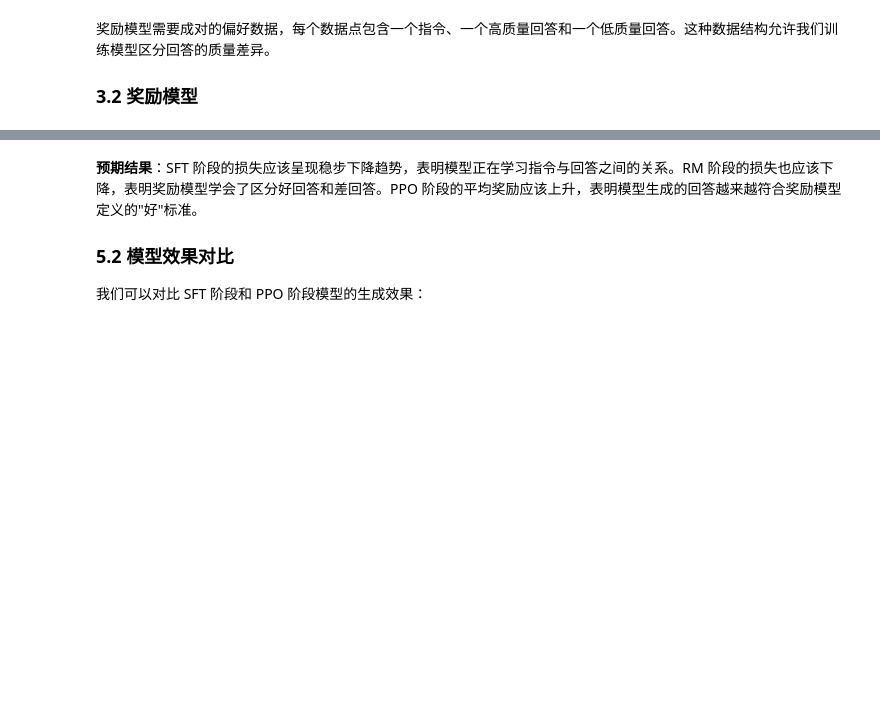
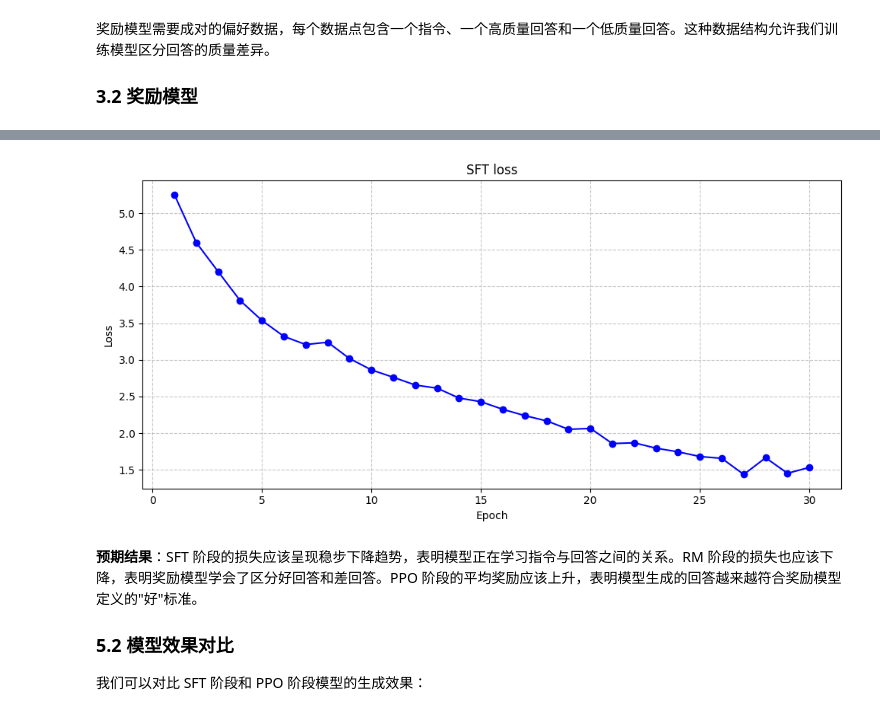
Before and after one commit to shawninhk/aiinfra, a Jupyter notebook: 04Train/04PostTrainRL/Code01InstructGPT.ipynb, the cells around one changed output, grey strips where cells are left out. Saved outputs shown, nothing was run; the diff lists cells and outputs as text; code cells hidden in the pictures; blank space fills up the shorter version.

```diff
--- a/04Train/04PostTrainRL/Code01InstructGPT.ipynb
+++ b/04Train/04PostTrainRL/Code01InstructGPT.ipynb
@@ -105,0 +156,5 @@ sft_dataloader = DataLoader(sft_dataset, batch_size=2, shuffle=True)
+# %%
+## 测试编码的效果
+tok = SimpleTokenizer(max_len=128)
+pack = tok.encode_dialog("What is machine learning?", "Machine learning is technology that enables computers to learn from data.")
+pack, pack["input_ids"].shape, pack["attention_mask"].shape, pack["labels"].shape
@@ -413,18 +1067,22 @@ PPO 训练的核心是通过奖励模型提供的反馈来优化语言模型。
 
 ### 5.1 训练过程可视化
 # %%
+import matplotlib.pyplot as plt
+
 # 绘制训练损失曲线
 plt.figure(figsize=(10, 5))
 
 # SFT 损失曲线
 plt.plot(range(1, len(sft_losses)+1), sft_losses, marker='o', color='blue')
-plt.title('SFT 训练损失')
+plt.title('SFT loss')
 plt.xlabel('Epoch')
-plt.ylabel('损失值')
+plt.ylabel('Loss')
 plt.grid(True, linestyle='--', alpha=0.7)
 
 plt.tight_layout()
 plt.show()
+# %% [output]
+[figure, added]
 # %% [markdown]
 **预期结果**：SFT 阶段的损失应该呈现稳步下降趋势，表明模型正在学习指令与回答之间的关系。RM 阶段的损失也应该下降，表明奖励模型学会了区分好回答和差回答。PPO 阶段的平均奖励应该上升，表明模型生成的回答越来越符合奖励模型定义的"好"标准。
 
```
Also changed, not shown: parts of 26 cells of this notebook.
